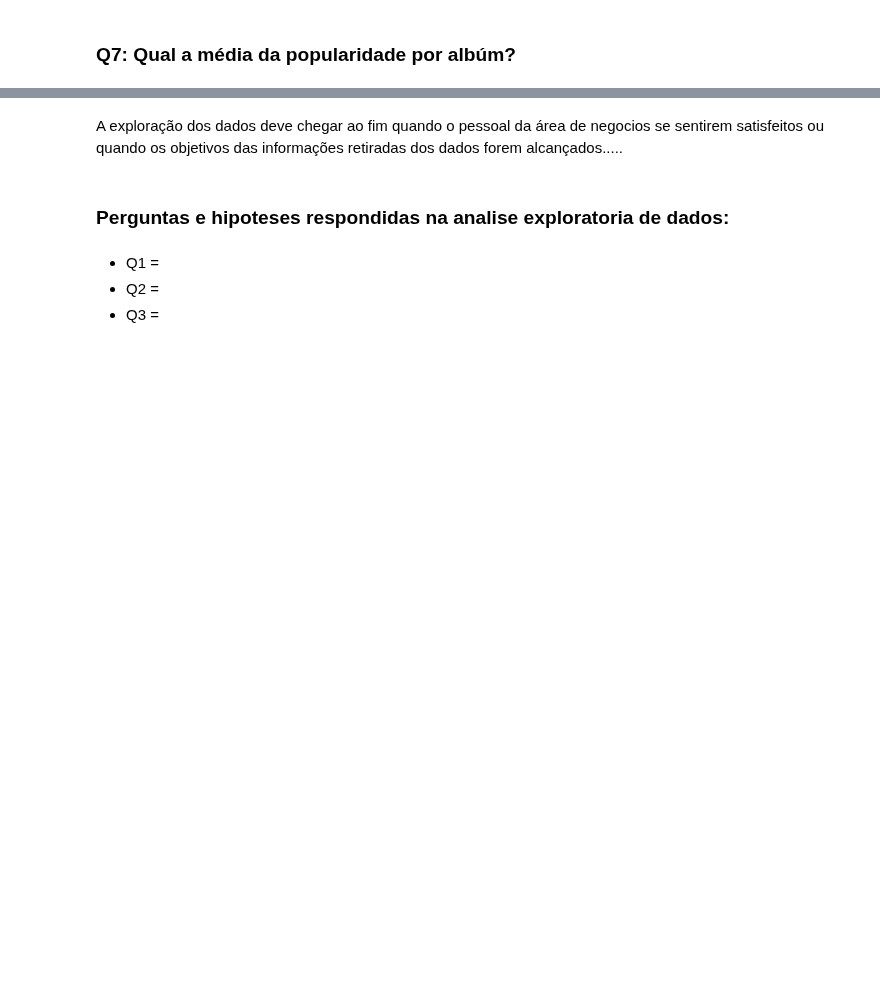
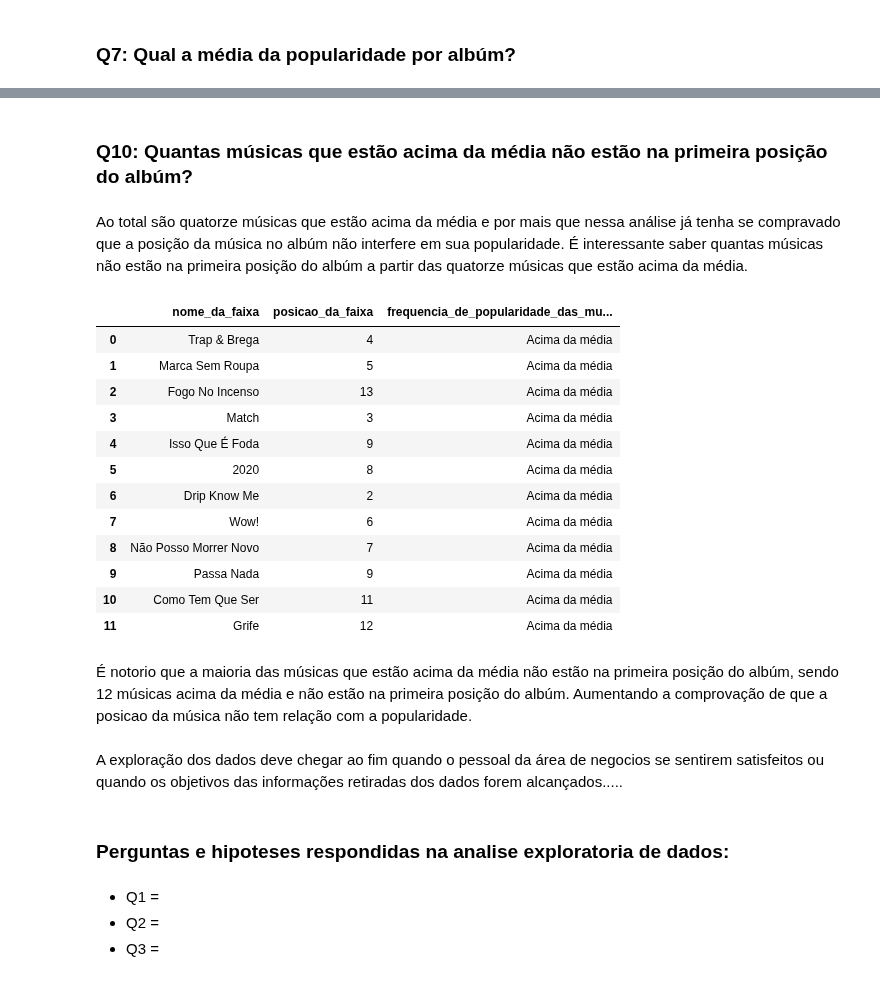
Before and after one commit to luislauriano/Data_Science, a Jupyter notebook: Projeto_construcao.ipynb, the cells around one changed output, grey strips where cells are left out. Saved outputs shown, nothing was run; the diff lists cells and outputs as text; code cells hidden in the pictures; blank space fills up the shorter version.

```diff
--- a/Projeto_construcao.ipynb
+++ b/Projeto_construcao.ipynb
@@ -1047,3 +1012,25 @@ df.kurt()
+# %% [markdown]
+### **Q10: Quantas músicas que estão acima da média não estão na primeira posição do albúm?**
+# %% [markdown]
+Ao total são quatorze músicas que estão acima da média e por mais que nessa análise já tenha se compravado que a posição da música no albúm não interfere em sua popularidade. É interessante saber quantas músicas não estão na primeira posição do albúm a partir das quatorze músicas que estão acima da média.
+# %%
+df.query("frequencia_de_popularidade_das_musicas == 'Acima da média' & posicao_da_faixa != '1' ").sort_values(ascending=False, by='popularidade').reset_index()[['nome_da_faixa', 'posicao_da_faixa', 'frequencia_de_popularidade_das_musicas']]
+# %% [output]
+|  | nome_da_faixa | posicao_da_faixa | frequencia_de_popularidade_das_mu... |
+| 0 | Trap & Brega | 4 | Acima da média |
+| 1 | Marca Sem Roupa | 5 | Acima da média |
+| 2 | Fogo No Incenso | 13 | Acima da média |
+| 3 | Match | 3 | Acima da média |
+| 4 | Isso Que É Foda | 9 | Acima da média |
+| 5 | 2020 | 8 | Acima da média |
+| 6 | Drip Know Me | 2 | Acima da média |
+| 7 | Wow! | 6 | Acima da média |
+| 8 | Não Posso Morrer Novo | 7 | Acima da média |
+| 9 | Passa Nada | 9 | Acima da média |
+| 10 | Como Tem Que Ser | 11 | Acima da média |
+| 11 | Grife | 12 | Acima da média |
+# %% [markdown]
+É notorio que a maioria das músicas que estão acima da média não estão na primeira posição do albúm, sendo 12 músicas acima da média e não estão na primeira posição do albúm. Aumentando a comprovação de que a posicao da música não tem relação com a popularidade.
 # %% [markdown]
 A exploração dos dados deve chegar ao fim quando o pessoal da área de negocios se sentirem satisfeitos ou quando os objetivos das informações retiradas dos dados forem alcançados.....
 # %% [markdown]
```
Also changed, not shown: parts of 78 cells of this notebook.
